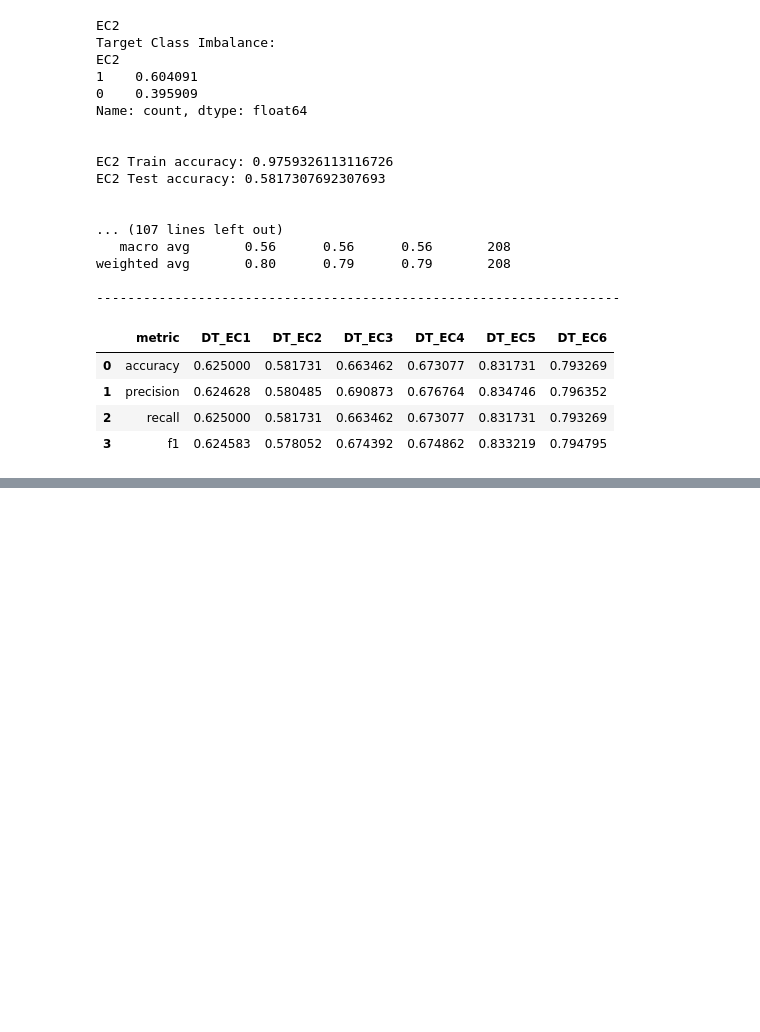
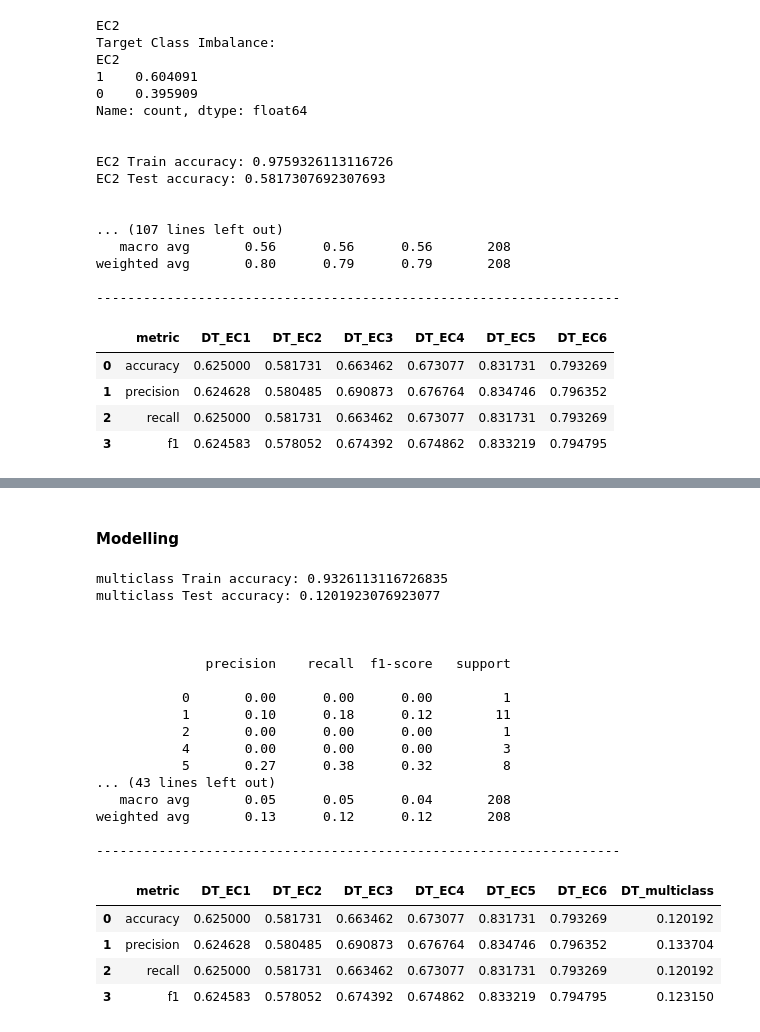
Before and after one commit to alainareeba/BIOL3340_EnzymeClassification, a Jupyter notebook: Bioinf_enzymesubstrates.ipynb, the cells around one changed output, grey strips where cells are left out. Drawn from its saved outputs; the diff is of its cells as text; code cells hidden in the pictures; blank space fills up the shorter version.

```diff
--- a/Bioinf_enzymesubstrates.ipynb
+++ b/Bioinf_enzymesubstrates.ipynb
@@ -563,0 +577,3 @@ weighted avg       0.80      0.79      0.79       208
+# %%
+multiclass_encoded = df_full['EC1_EC2_EC3_EC4_EC5_EC6'].copy()
+multiclass_encoded
@@ -563,0 +613,7 @@ weighted avg       0.80      0.79      0.79       208
+# %%
+masterlist = tuple(multiclass_encoded.unique())
+def label_encode(x):
+    return masterlist.index(x)
+
+multiclass_encoded = multiclass_encoded.apply(lambda x: label_encode(x))
+multiclass_encoded
@@ -564,2 +635,57 @@ weighted avg       0.80      0.79      0.79       208
+# %% [markdown]
+#### Modelling
+# %%
+#y_col =
+#print(y_col)
+y_col = "multiclass"
+#redefine train/test
+y = multiclass_encoded
+x_train, x_test, y_train, y_test = train_test_split(x, y, test_size=0.2, random_state=1116)
+
+#print("Target Class Imbalance:")
+#print(y_train.value_counts()/y_train.shape[0],"\n\n")
+
+#Modelling
+dt_baseline = DecisionTreeClassifier() #no hyperparameter tuning
+dt_baseline.fit(x_train,y_train)
+y_pred = dt_baseline.predict(x_test)
+
+metrics_df[f"DT_{y_col}"] = [ #append dataframe
+            accuracy_score(y_test, y_pred), #'accuracy'
+            precision_score(y_test, y_pred,average="weighted"), #'precision'
+            recall_score(y_test, y_pred,average="weighted"), #'recall'
+            f1_score(y_test, y_pred,average="weighted") #'f1_score'
+]
+
+print(f"{y_col} Train accuracy:", dt_baseline.score(x_train, y_train))
+print(f"{y_col} Test accuracy:", dt_baseline.score(x_test, y_test))
+print("\n\n")
+print(classification_report(y_test, y_pred))
+print("-------------------------------------------------------------------\n\n\n")
+
+metrics_df
+# %% [output]
+multiclass Train accuracy: 0.9326113116726835
+multiclass Test accuracy: 0.1201923076923077
+
+
+
+              precision    recall  f1-score   support
+
+           0       0.00      0.00      0.00         1
+           1       0.10      0.18      0.12        11
+           2       0.00      0.00      0.00         1
+           4       0.00      0.00      0.00         3
+           5       0.27      0.38      0.32         8
+... (43 lines left out)
+   macro avg       0.05      0.05      0.04       208
+weighted avg       0.13      0.12      0.12       208
+
+-------------------------------------------------------------------
+|  | metric | DT_EC1 | DT_EC2 | DT_EC3 | DT_EC4 | DT_EC5 | DT_EC6 | DT_multiclass |
+| 0 | accuracy | 0.625000 | 0.581731 | 0.663462 | 0.673077 | 0.831731 | 0.793269 | 0.120192 |
+| 1 | precision | 0.624628 | 0.580485 | 0.690873 | 0.676764 | 0.834746 | 0.796352 | 0.133704 |
+| 2 | recall | 0.625000 | 0.581731 | 0.663462 | 0.673077 | 0.831731 | 0.793269 | 0.120192 |
+| 3 | f1 | 0.624583 | 0.578052 | 0.674392 | 0.674862 | 0.833219 | 0.794795 | 0.123150 |
 # %%
 metrics_df.to_csv("metrics_baselineDTs.csv")
```
Also changed, not shown: parts of 34 cells of this notebook.
